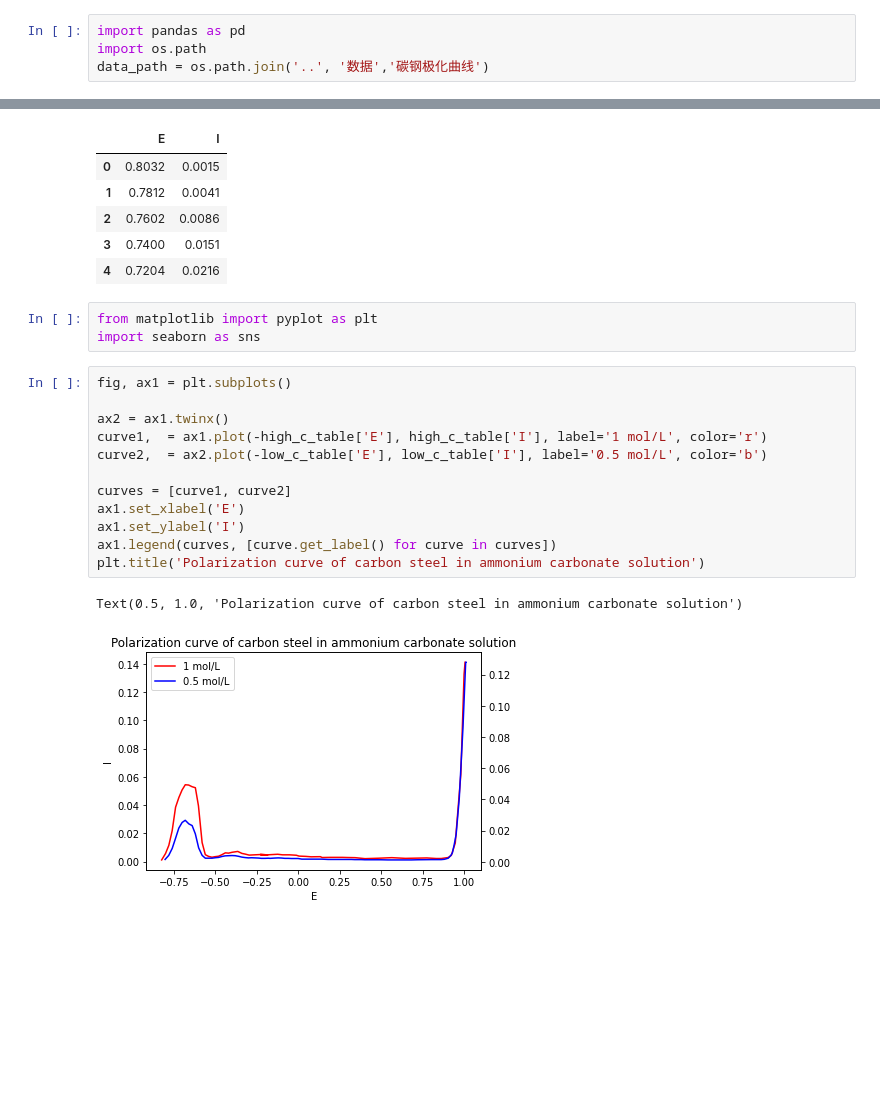
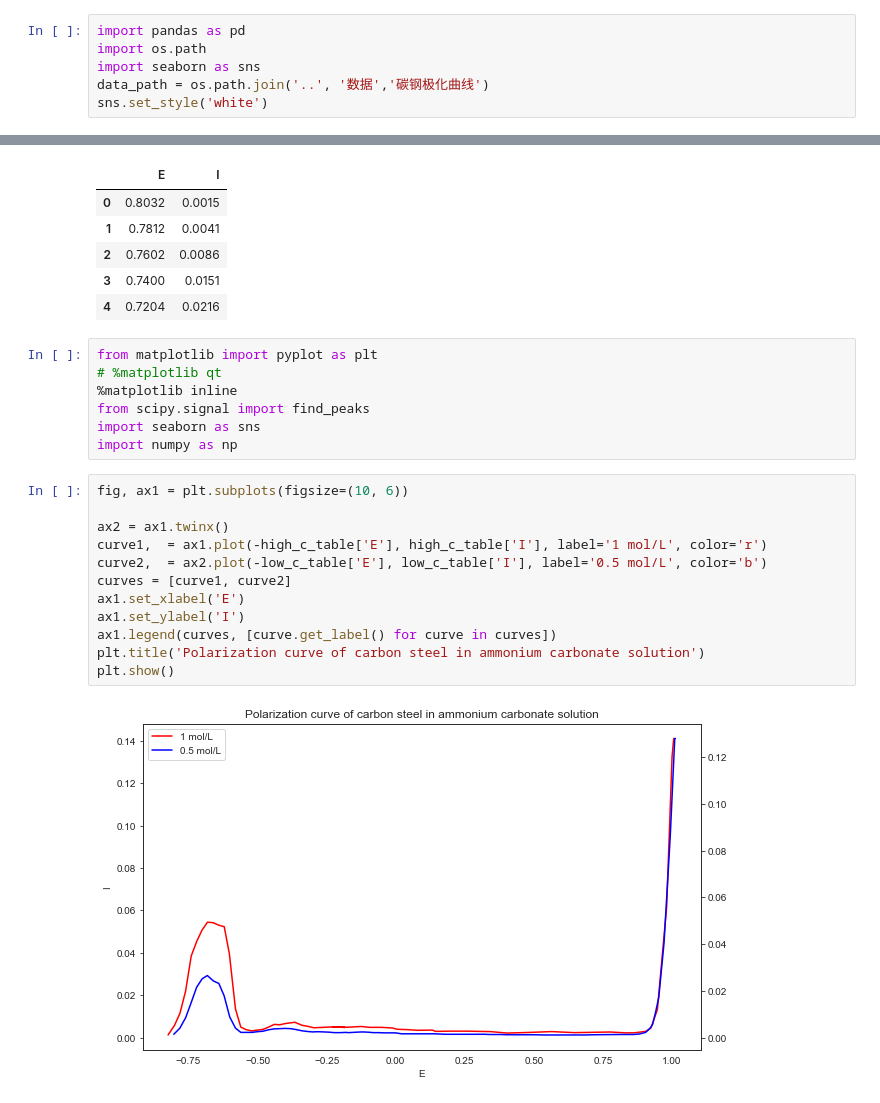
Before and after one commit to inclyc/physical-chemistry-exp, a Jupyter notebook: 代码/碳钢极化曲线.ipynb, the cells around one changed output, grey strips where cells are left out. Drawn from its saved outputs; the diff is of its cells as text; blank space fills up the shorter version.

```diff
--- a/代码/碳钢极化曲线.ipynb
+++ b/代码/碳钢极化曲线.ipynb
@@ -1,7 +1,9 @@
 # %%
 import pandas as pd
 import os.path
+import seaborn as sns
 data_path = os.path.join('..', '数据','碳钢极化曲线')
+sns.set_style('white')
 # %%
 high_c_table = pd.read_csv(os.path.join(data_path, '高浓度.csv'))
 
@@ -26,19 +28,22 @@ low_c_table.head()
 | 4 | 0.7204 | 0.0216 |
 # %%
 from matplotlib import pyplot as plt
+# %matplotlib qt
+%matplotlib inline
+from scipy.signal import find_peaks
 import seaborn as sns
+import numpy as np
 # %%
-fig, ax1 = plt.subplots()
+fig, ax1 = plt.subplots(figsize=(10, 6))
 
 ax2 = ax1.twinx()
 curve1,  = ax1.plot(-high_c_table['E'], high_c_table['I'], label='1 mol/L', color='r')
 curve2,  = ax2.plot(-low_c_table['E'], low_c_table['I'], label='0.5 mol/L', color='b')
-
 curves = [curve1, curve2]
 ax1.set_xlabel('E')
 ax1.set_ylabel('I')
 ax1.legend(curves, [curve.get_label() for curve in curves])
 plt.title('Polarization curve of carbon steel in ammonium carbonate solution')
+plt.show()
 # %% [output]
-Text(0.5, 1.0, 'Polarization curve of carbon steel in ammonium carbonate solution')
-[figure, old version]
+[figure, new version]
```
Also changed, not shown: 3 other files.
